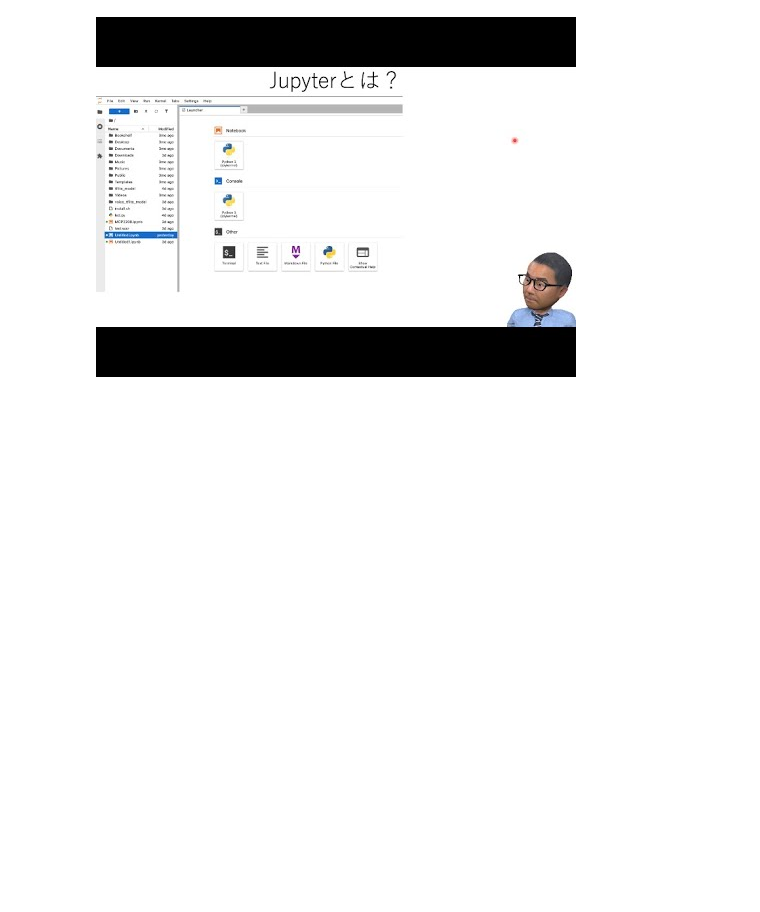
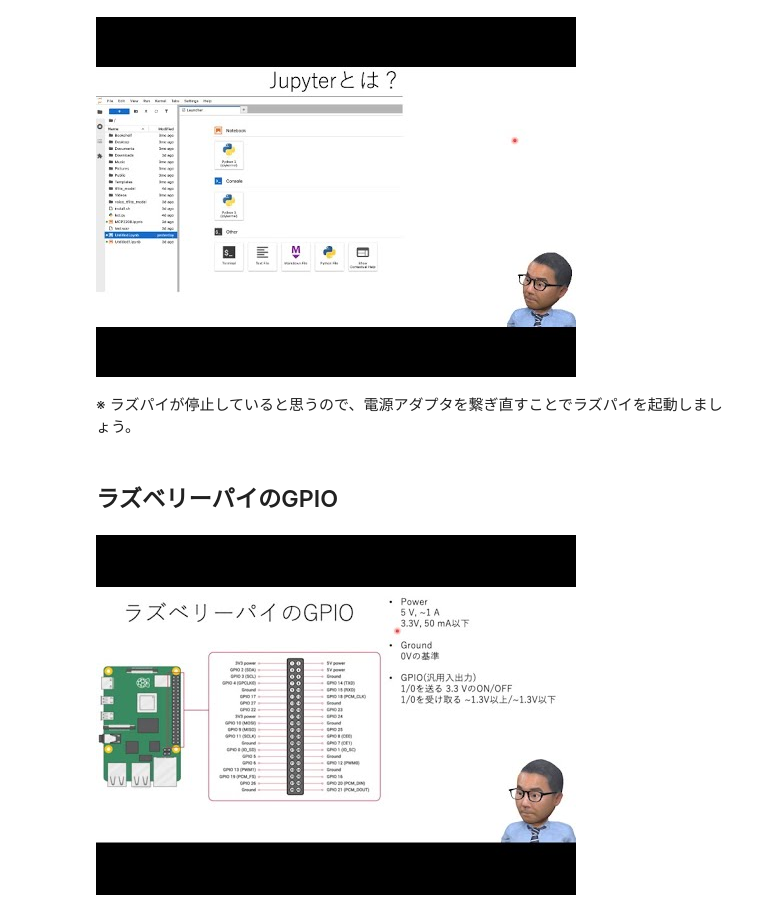
Before and after one commit to cmd-gunma-univ/DX-highschool, a Jupyter notebook: ものつくりDX3.ipynb, the cells around one changed output. Saved outputs shown, nothing was run; the diff lists cells and outputs as text; code cells hidden in the pictures; blank space fills up the shorter version.

```diff
--- a/ものつくりDX3.ipynb
+++ b/ものつくりDX3.ipynb
@@ -17,3 +32,12 @@ from IPython.display import YouTubeVideo
 YouTubeVideo('vyxo07h90Rw', width=700, height=500)
 # %% [output]
 [figure]
+# %% [markdown]
+※ ラズパイが停止していると思うので、電源アダプタを繋ぎ直すことでラズパイを起動しましょう。
+# %% [markdown]
+## ラズベリーパイのGPIO
+# %%
+from IPython.display import YouTubeVideo
+YouTubeVideo('A7cetijiZzs', width=700, height=500)
+# %% [output]
+[figure, added]
```
Also changed, not shown: parts of 13 cells of this notebook.
